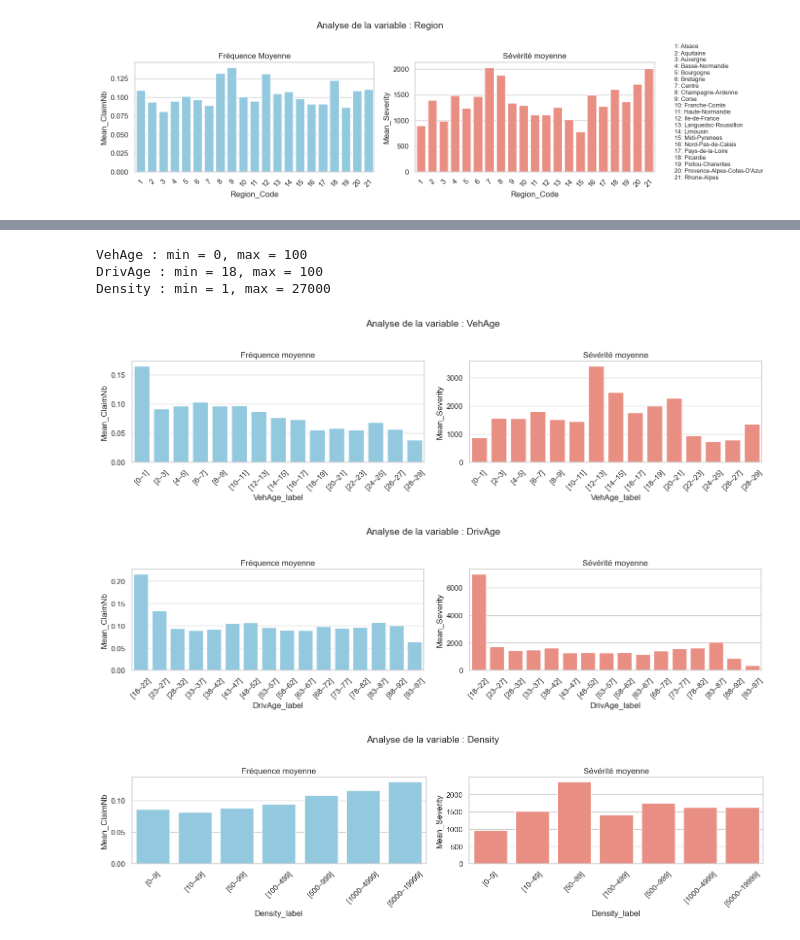
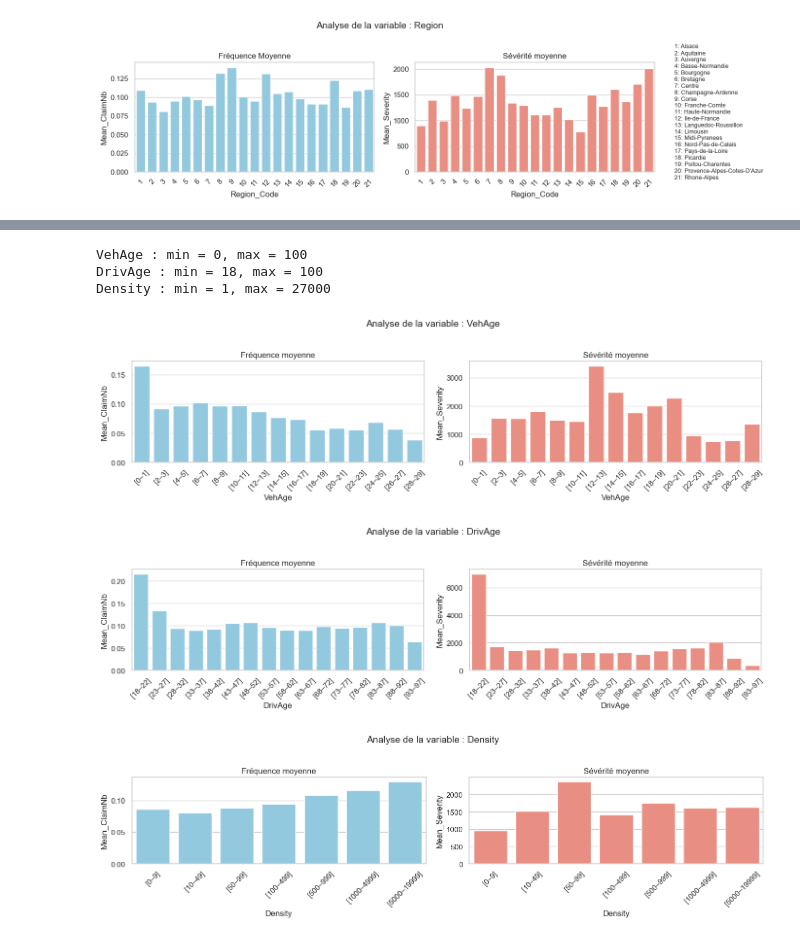
Before and after one commit to Tishat27/Tarification-non-vie, a Jupyter notebook: Notebook/Tarification non-vie.ipynb, the cells around one changed output, grey strips where cells are left out. Saved outputs shown, nothing was run; the diff lists cells and outputs as text; code cells hidden in the pictures.

```diff
--- a/Notebook/Tarification non-vie.ipynb
+++ b/Notebook/Tarification non-vie.ipynb
@@ -422,11 +474,11 @@ for col in numerical_cols:
 
     # Création des tranches
     data_filtered[f'{col}_bin'] = pd.cut(data_filtered[col], bins=bins, right=False)
-    data_filtered[f'{col}_label'] = data_filtered[f'{col}_bin'].apply(lambda x: f"[{int(x.left)}–{int(x.right-1)}]")
+    data_filtered[f'{col}'] = data_filtered[f'{col}_bin'].apply(lambda x: f"[{int(x.left)}–{int(x.right-1)}]")
 
 
     summary = (
-        data_filtered.groupby(f'{col}_label')
+        data_filtered.groupby(f'{col}')
         .agg(
             Sum_ClaimNb=('ClaimNb', 'sum'),
             Sum_exposure=('Exposure','sum')
@@ -436,40 +488,40 @@ for col in numerical_cols:
     # Calcul de la moyenne de 'sev' conditionnelle à ClaimNb > 0
     mean_severity = (
         data_filtered[data_filtered['ClaimNb'] > 0]
-        .groupby(f'{col}_label')
+        .groupby(f'{col}')
         .agg(Mean_Severity=('sev', 'mean'))
         .reset_index()
          )
 
 # Fusionner avec le résumé principal
-    summary = summary.merge(mean_severity, on=f'{col}_label', how='left')
+    summary = summary.merge(mean_severity, on=f'{col}', how='left')
 
     summary['Mean_ClaimNb'] = summary['Sum_ClaimNb'] / summary['Sum_exposure']
 
 
 
 
     # Graphiques
     plt.figure(figsize=(14, 4))
     plt.suptitle(f"Analyse de la variable : {col}", fontsize=14)
 
     plt.subplot(1, 2, 1)
-    sns.barplot(x=summary[f'{col}_label'], y='Mean_ClaimNb', data=summary, color='skyblue')
+    sns.barplot(x=summary[f'{col}'], y='Mean_ClaimNb', data=summary, color='skyblue')
     plt.xticks(rotation=45)
     plt.title('Fréquence moyenne')
 
     plt.subplot(1, 2, 2)
-    sns.barplot(x=summary[f'{col}_label'], y='Mean_Severity', data=summary, color='salmon')
+    sns.barplot(x=summary[f'{col}'], y='Mean_Severity', data=summary, color='salmon')
     plt.xticks(rotation=45)
     plt.title('Sévérité moyenne')
 
     plt.tight_layout(rect=[0, 0, 1, 0.95])
     plt.show()
 # %% [output]
 VehAge : min = 0, max = 100
 DrivAge : min = 18, max = 100
 Density : min = 1, max = 27000
-[figure, old version]
+[figure, new version]
-[figure, old version]
+[figure, new version]
-[figure, old version]
+[figure, new version]
 # %% [markdown]
```
Also changed, not shown: parts of 12 cells of this notebook.
